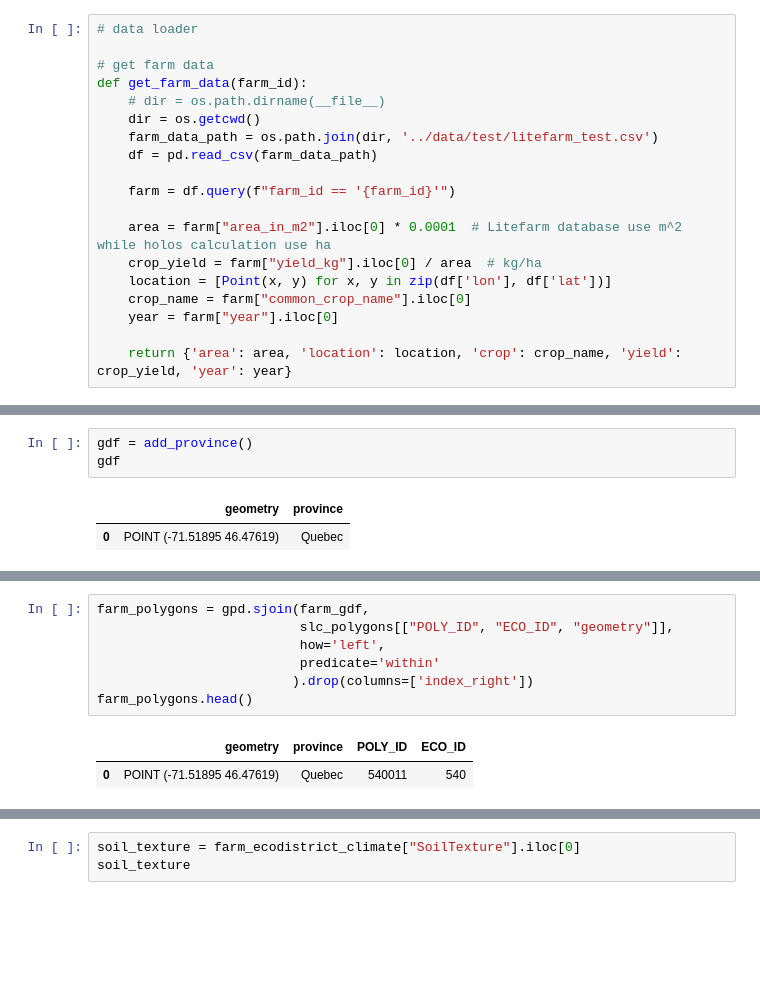
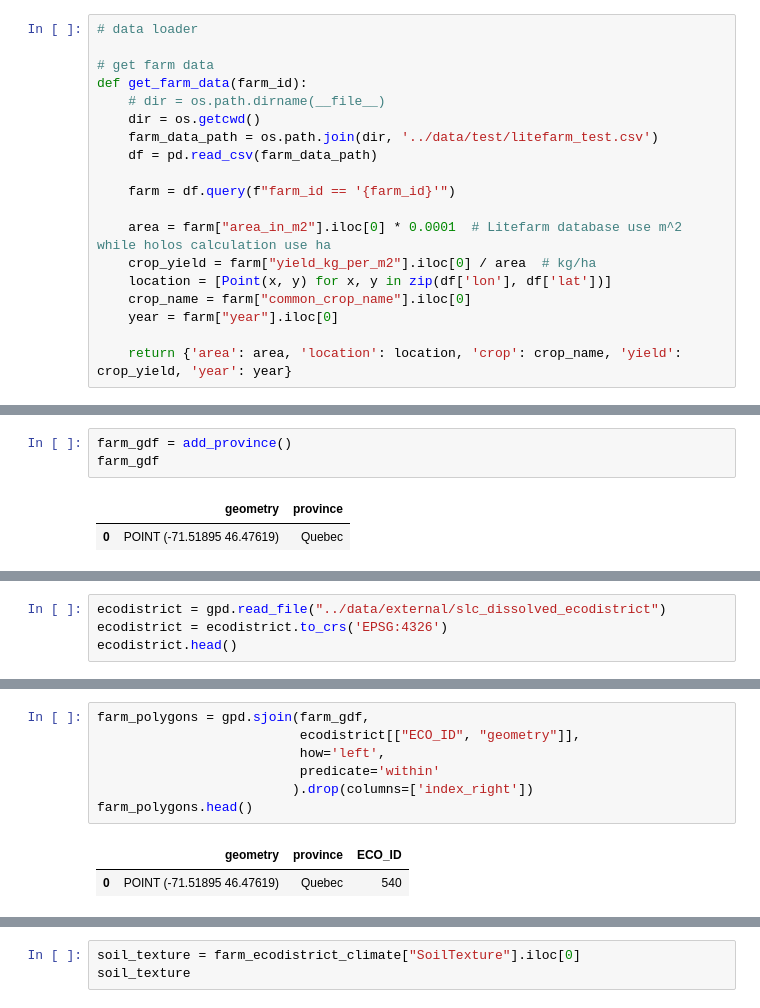
Before and after one commit to ubc-litefarm-datateam/pyHolos-Litefarm, a Jupyter notebook: notebooks/data_loader.ipynb, the cells around one changed output, grey strips where cells are left out. Drawn from its saved outputs; the diff is of its cells as text; blank space fills up the shorter version.

```diff
--- a/notebooks/data_loader.ipynb
+++ b/notebooks/data_loader.ipynb
@@ -20,7 +20,7 @@ def get_farm_data(farm_id):
     farm = df.query(f"farm_id == '{farm_id}'")
 
     area = farm["area_in_m2"].iloc[0] * 0.0001  # Litefarm database use m^2 while holos calculation use ha
-    crop_yield = farm["yield_kg"].iloc[0] / area  # kg/ha
+    crop_yield = farm["yield_kg_per_m2"].iloc[0] / area  # kg/ha
     location = [Point(x, y) for x, y in zip(df['lon'], df['lat'])]
     crop_name = farm["common_crop_name"].iloc[0]
     year = farm["year"].iloc[0]
@@ -220,8 +218,8 @@ def get_climate_parameters():
     # currently, we use the default Holos data derived from SLC
     add_province()
 # %%
-gdf = add_province()
-gdf
+farm_gdf = add_province()
+farm_gdf
 # %% [output]
 |  | geometry | province |
 | 0 | POINT (-71.51895 46.47619) | Quebec |
@@ -253,0 +243,4 @@ slc_polygons.head()
+# %%
+ecodistrict = gpd.read_file("../data/external/slc_dissolved_ecodistrict")
+ecodistrict = ecodistrict.to_crs('EPSG:4326')
+ecodistrict.head()
@@ -254,13 +254,13 @@ slc_polygons.head()
 # %%
 farm_polygons = gpd.sjoin(farm_gdf,
-                          slc_polygons[["POLY_ID", "ECO_ID", "geometry"]],
+                          ecodistrict[["ECO_ID", "geometry"]],
                           how='left',
                           predicate='within'
                          ).drop(columns=['index_right'])
 farm_polygons.head()
 # %% [output]
-|  | geometry | province | POLY_ID | ECO_ID |
-| 0 | POINT (-71.51895 46.47619) | Quebec | 540011 | 540 |
+|  | geometry | province | ECO_ID |
+| 0 | POINT (-71.51895 46.47619) | Quebec | 540 |
 # %%
 farm_ecodistrict_climate = pd.merge(farm_polygons, default_climate_df,
                                     how='left',
```
Also changed, not shown: parts of 28 cells of this notebook, 17 other files.
